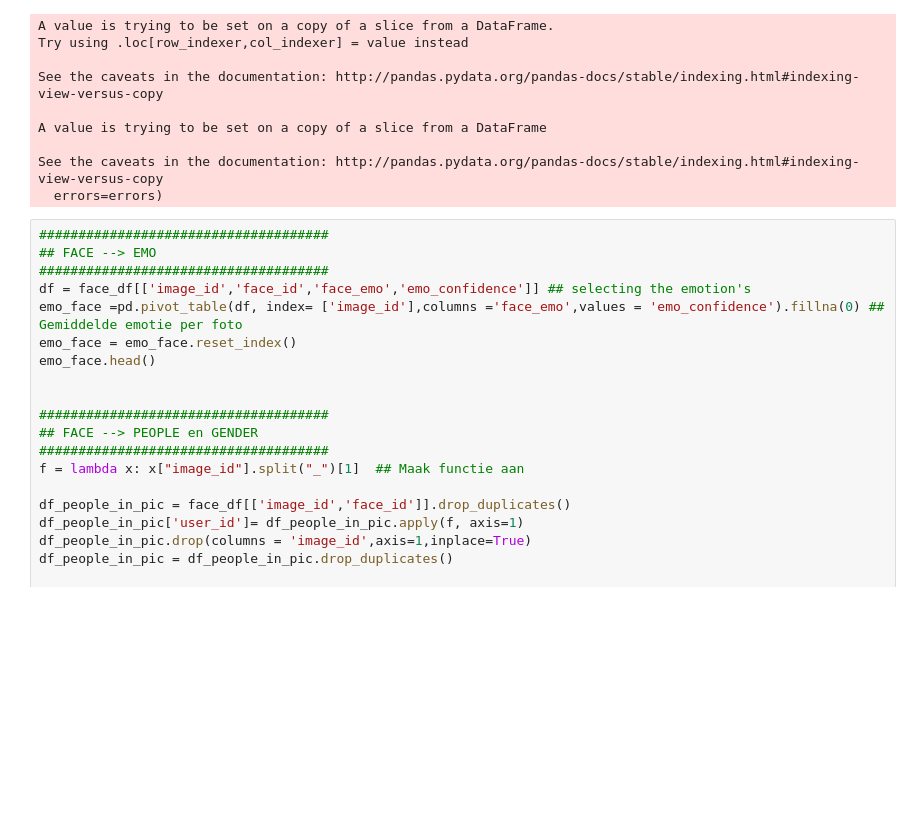
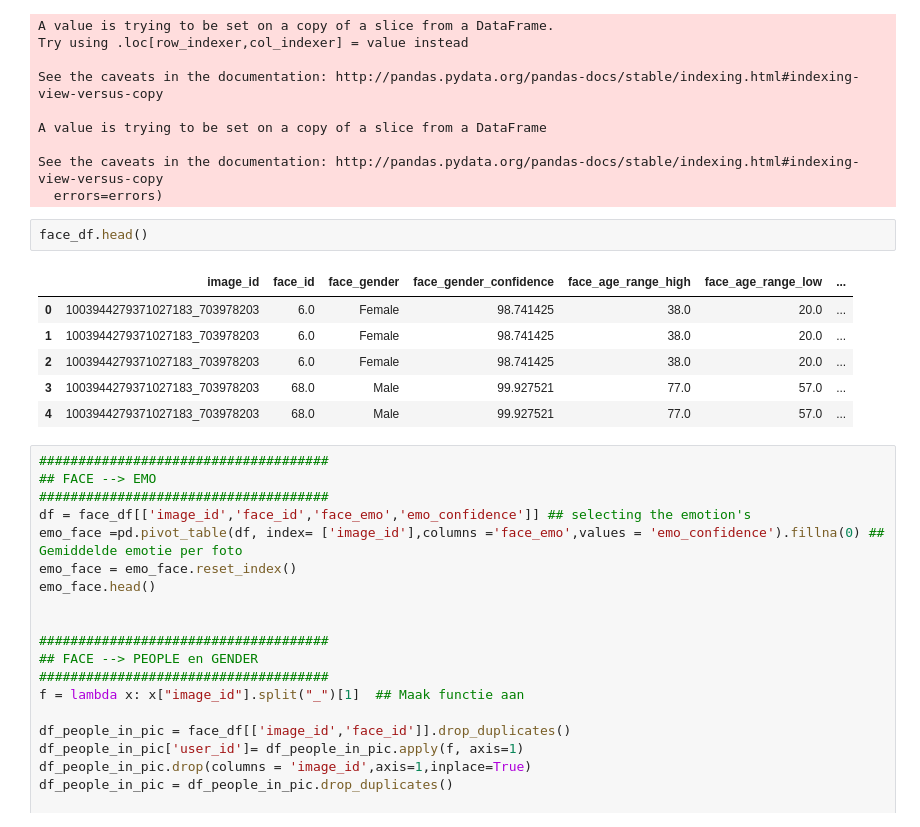
Before and after one commit to JeffreyBosman/FDScase2, a Jupyter notebook: Preprocessing_instagram_assignment.ipynb, the cells around one changed output. Drawn from its saved outputs; the diff is of its cells as text; blank space fills up the shorter version.

```diff
--- a/Preprocessing_instagram_assignment.ipynb
+++ b/Preprocessing_instagram_assignment.ipynb
@@ -63,6 +84,15 @@ A value is trying to be set on a copy of a slice from a DataFrame
 
 See the caveats in the documentation: http://pandas.pydata.org/pandas-docs/stable/indexing.html#indexing-view-versus-copy
   errors=errors)
+# %%
+face_df.head()
+# %% [output]
+|  | image_id | face_id | face_gender | face_gender_confidence | face_age_range_high | face_age_range_low | ... |
+| 0 | 1003944279371027183_703978203 | 6.0 | Female | 98.741425 | 38.0 | 20.0 | ... |
+| 1 | 1003944279371027183_703978203 | 6.0 | Female | 98.741425 | 38.0 | 20.0 | ... |
+| 2 | 1003944279371027183_703978203 | 6.0 | Female | 98.741425 | 38.0 | 20.0 | ... |
+| 3 | 1003944279371027183_703978203 | 68.0 | Male | 99.927521 | 77.0 | 57.0 | ... |
+| 4 | 1003944279371027183_703978203 | 68.0 | Male | 99.927521 | 77.0 | 57.0 | ... |
 # %%
 #####################################
 ## FACE --> EMO
```
Also changed, not shown: parts of 26 cells of this notebook.
